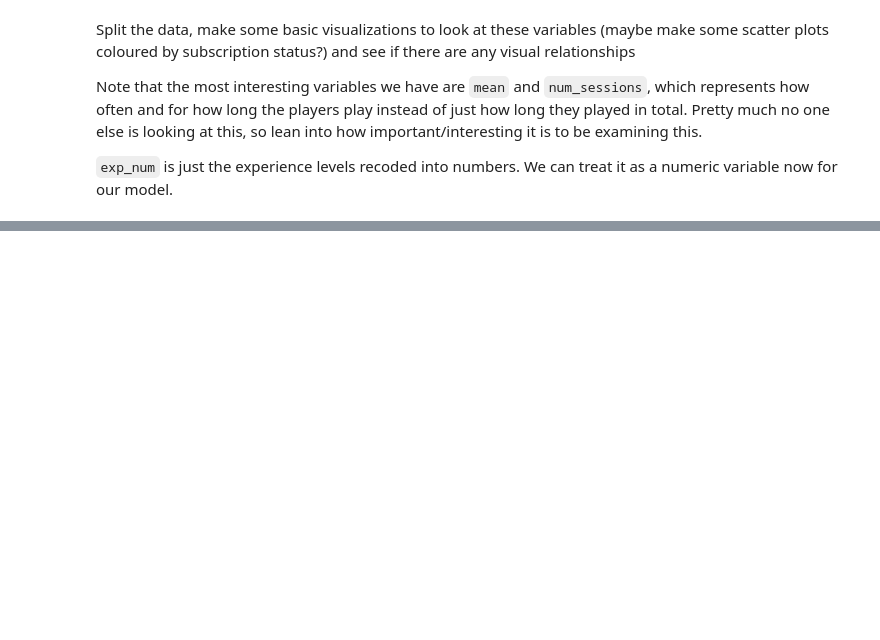
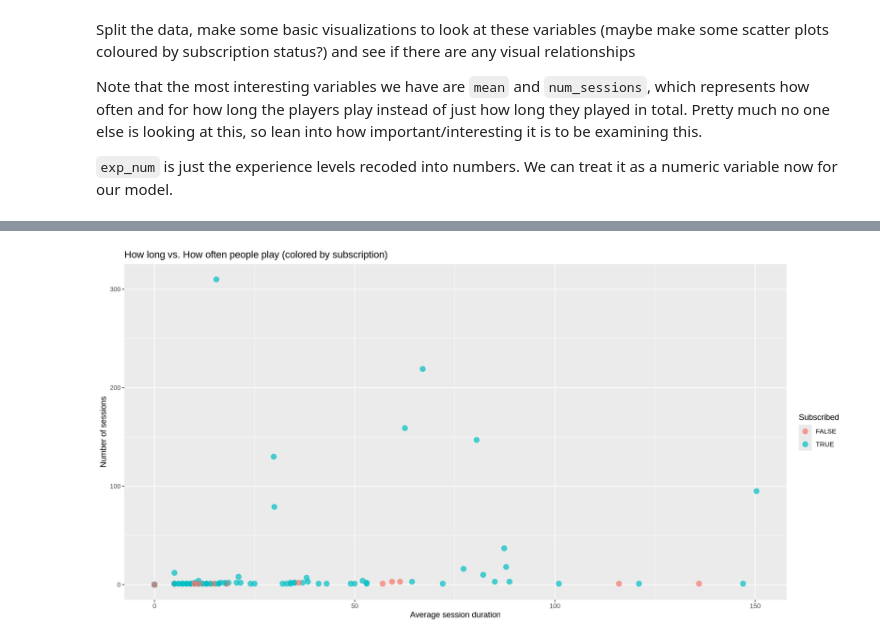
Before and after one commit to YoyoLiu314/group-project, a Jupyter notebook: group_project.ipynb, the cells around one changed output, grey strips where cells are left out. Drawn from its saved outputs; the diff is of its cells as text; code cells hidden in the pictures; blank space fills up the shorter version.

Commit message:
Splitting and visualization
Not sure if I was supposed to analyze plots, so i briefly did.

```diff
--- a/group_project.ipynb
+++ b/group_project.ipynb
@@ -208,0 +213,19 @@ Note that the most interesting variables we have are `mean` and `num_sessions`,
+# %%
+# Split the data
+split <- initial_split(players_numeric, prop = 0.75)
+train_data <- training(split)
+test_data <- testing(split)
+
+# Scatter plot for visualization (mean vs. num_sessions)
+options(repr.plot.width = 14, repr.plot.height = 7)
+visualization_1 <- ggplot(train_data, aes(x = mean, y = num_sessions, color = as.factor(subscribe))) +
+    geom_point(alpha = 0.7, size = 3) +
+    labs(
+        title = "How long vs. How often people play (colored by subscription)",
+        x = "Average session duration",
+        y = "Number of sessions",
+        color = "Subscribed"
+        )
+visualization_1
+# %% [output]
+[figure, added]
```
Also changed, not shown: parts of 4 cells of this notebook.
